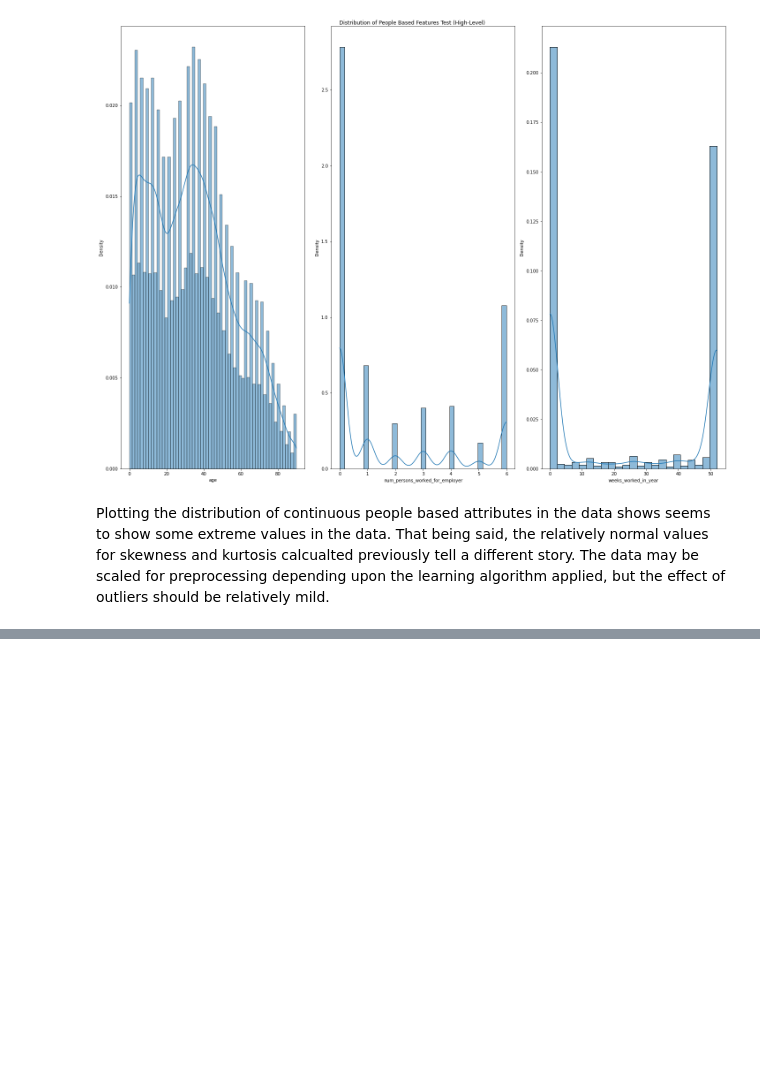
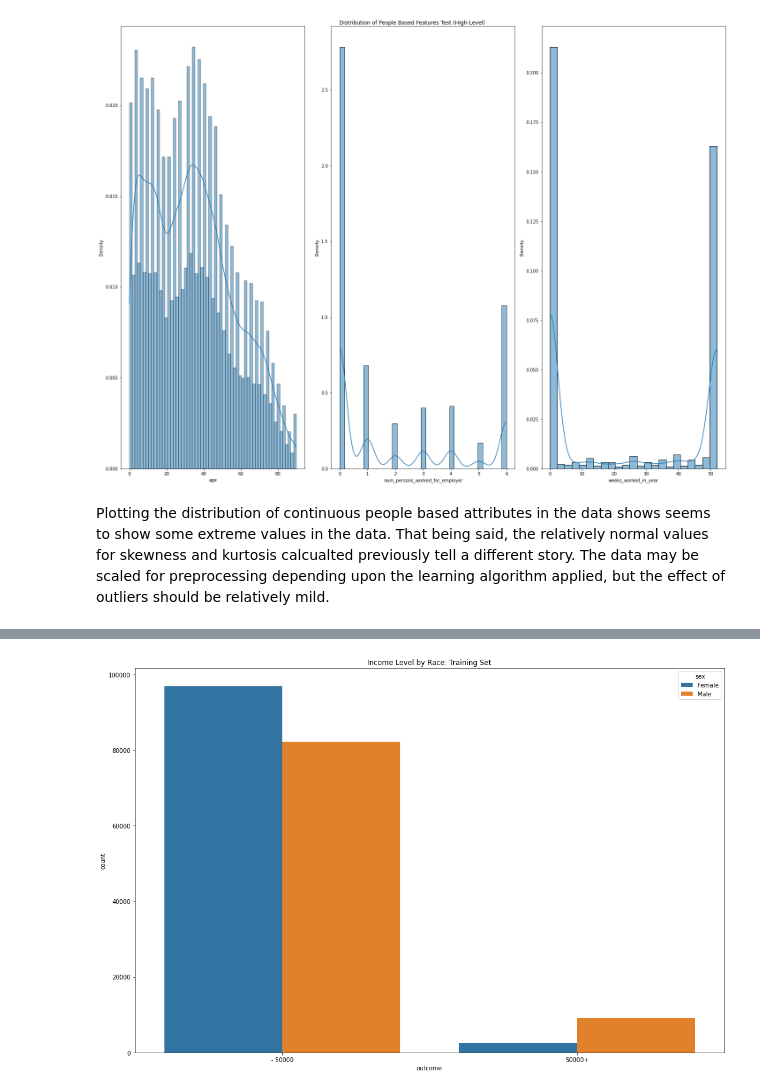
Before and after one commit to benkarabinus/nerdy_data_stuff, a Jupyter notebook: DU/COMP4448/Data_Cleaning_Assignment/Ben_Karabinus_Data_Cleaning_Assignment.ipynb, the cells around one changed output, grey strips where cells are left out. Drawn from its saved outputs; the diff is of its cells as text; code cells hidden in the pictures; blank space fills up the shorter version.

Commit message:
COMP Data Cleaning Assignment Final Push

```diff
--- a/DU/COMP4448/Data_Cleaning_Assignment/Ben_Karabinus_Data_Cleaning_Assignment.ipynb
+++ b/DU/COMP4448/Data_Cleaning_Assignment/Ben_Karabinus_Data_Cleaning_Assignment.ipynb
@@ -518,0 +544,8 @@ Plotting the distribution of continuous people based attributes in the data show
+# %%
+"""plot frequency distribution of income level by education race and sex"""
+fig, ax = plt.subplots(figsize=(15, 10))
+sns.countplot(data=census_income_train, x='outcome', hue='sex')
+plt.title('Income Level by Race: Training Set')
+plt.tight_layout()
+# %% [output]
+[figure, added]
```
Also changed, not shown: parts of 13 cells of this notebook, 2 other files.
